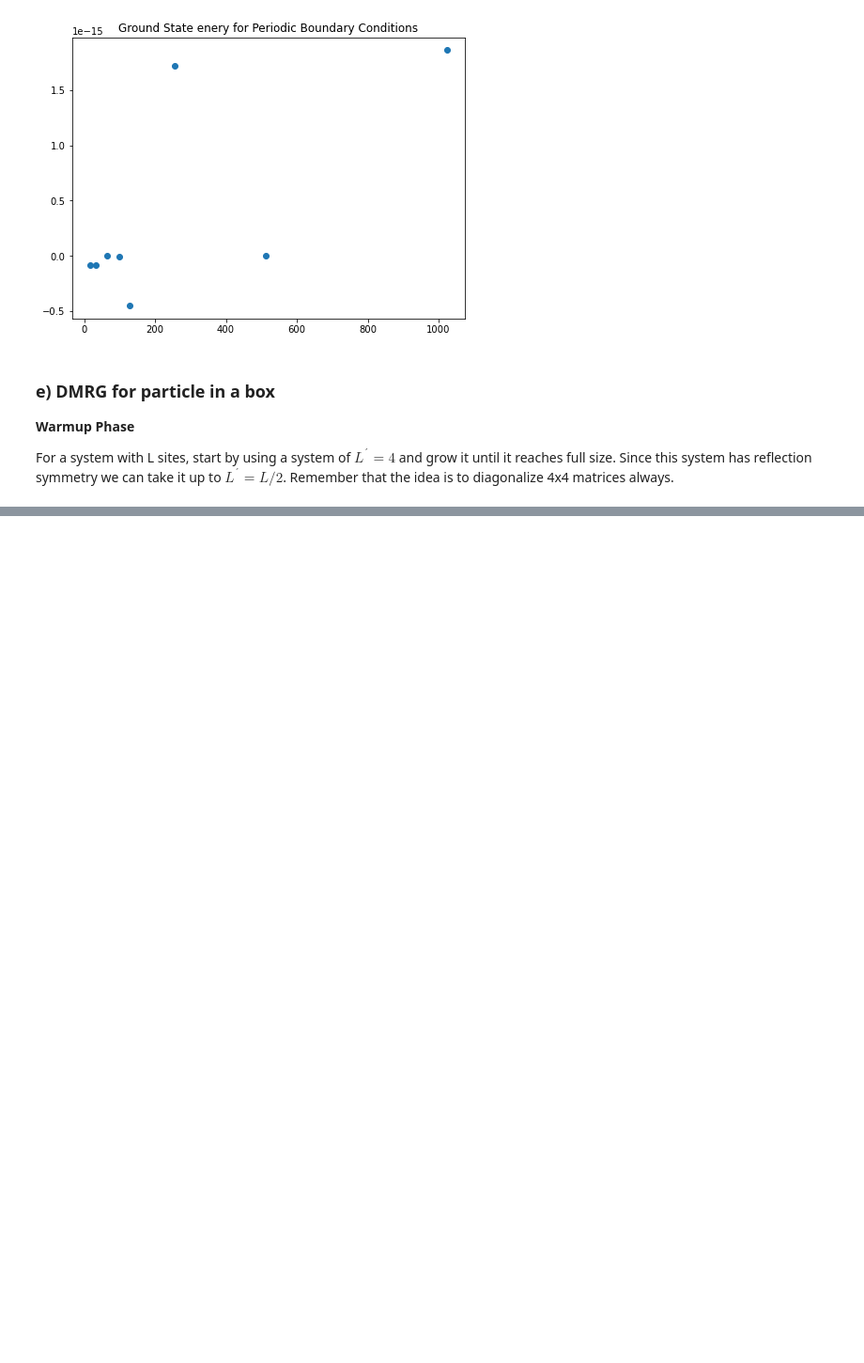
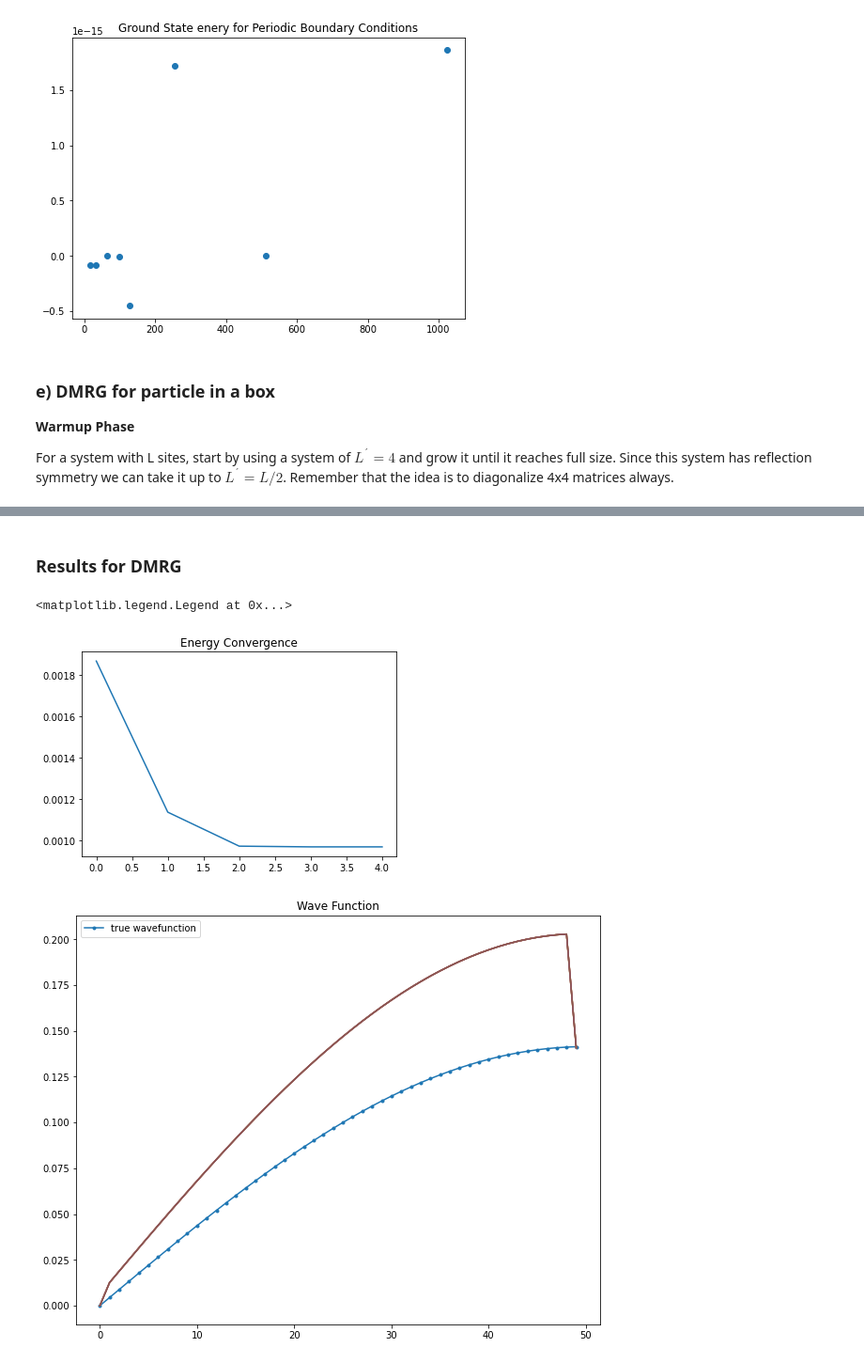
Before and after one commit to Ssalazar12/Physics, a Jupyter notebook: DMRG/Proyect_1.ipynb, the cells around one changed output, grey strips where cells are left out. Shown: that part at 94% size. Drawn from its saved outputs; the diff is of its cells as text; code cells hidden in the pictures; blank space fills up the shorter version.

```diff
--- a/DMRG/Proyect_1.ipynb
+++ b/DMRG/Proyect_1.ipynb
@@ -398,0 +473,24 @@ all_t = site_blocks
+# %% [markdown]
+### Results for DMRG
+# %%
+L_list = np.linspace(0,L,L)
+q = np.pi/(L+1)
+true_psi = np.sin(q*L_list) * np.sqrt(2/L)
+# %%
+plt.figure()
+plt.title('Energy Convergence')
+plt.plot(sweep_energies)
+
+plt.figure(figsize=(10,8))
+plt.title('Wave Function')
+
+plt.plot(true_psi[:50], label = 'true wavefunction',marker='.')
+
+for i in range(0,N_sweeps):
+    plt.plot(np.asarray(sweep_psi[i][:50]))
+
+plt.legend()
+# %% [output]
+<matplotlib.legend.Legend at 0x...>
+[figure, added]
+[figure, added]
```
Also changed, not shown: parts of 24 cells of this notebook.
